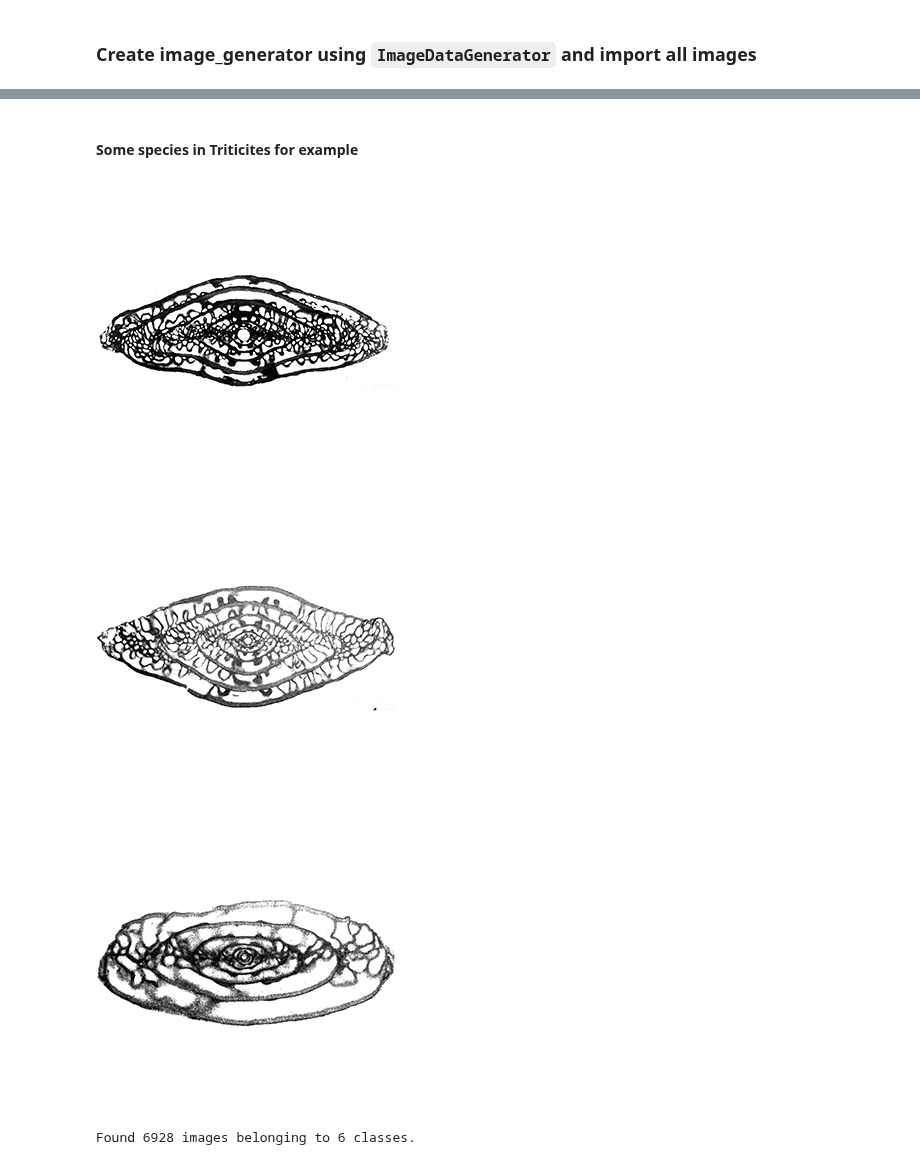
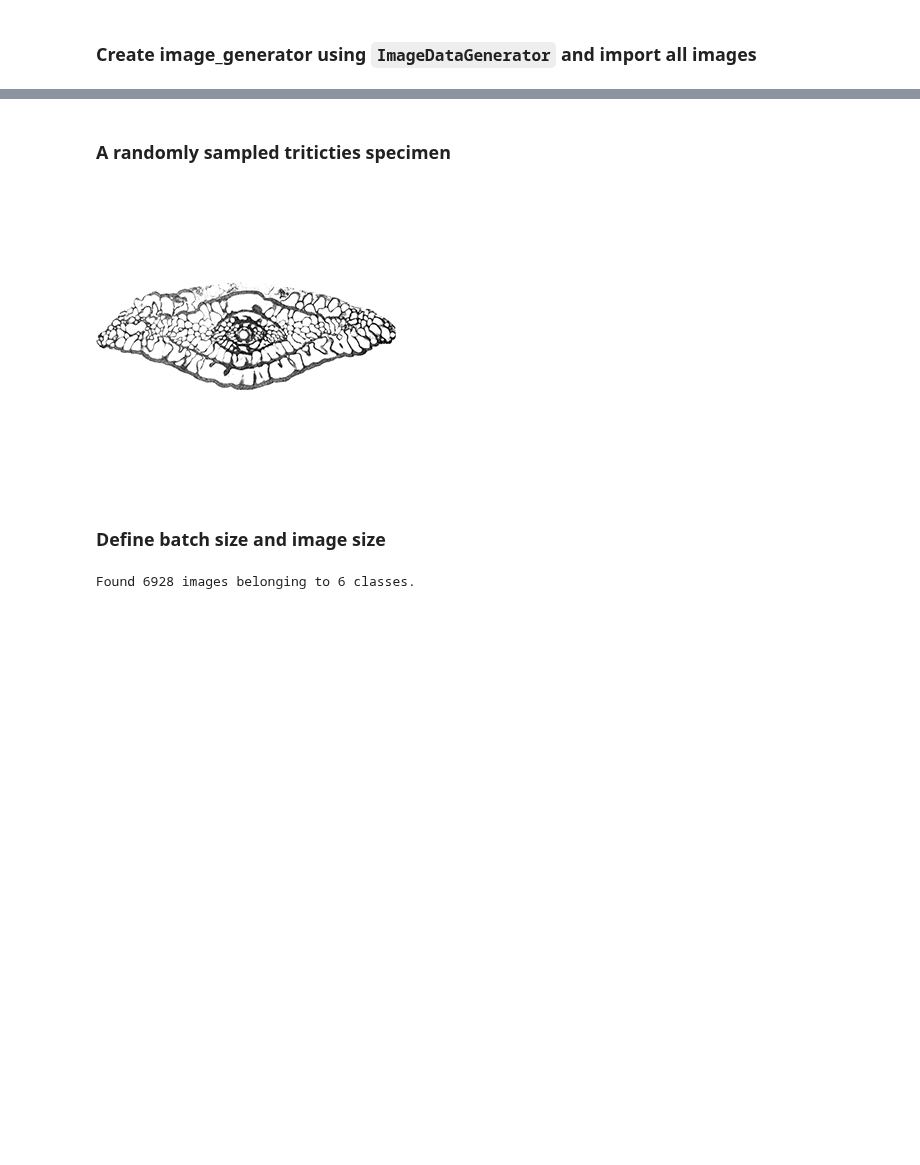
Before and after one commit to biomchen/id-fusulinids, a Jupyter notebook: id_notebook.ipynb, the cells around one changed output, grey strips where cells are left out. Saved outputs shown, nothing was run; the diff lists cells and outputs as text; code cells hidden in the pictures; blank space fills up the shorter version.

```diff
--- a/id_notebook.ipynb
+++ b/id_notebook.ipynb
@@ -97,13 +119,14 @@ print('The fusulinids genus includes', GENUS_NAMES)
-# %% [markdown]
-#### Some species in Triticites for example
+# %% [markdown]
+### **A randomly sampled triticties specimen**
 # %%
 Triticites = list(data_dir.glob('Triticites/*'))
-for species in Triticites[:3]:
-    display.display(Image.open(str(species)))
+n_specimens = len(Triticites)
+rand_num = np.random.randint(n_specimens)
+display.display(Image.open(str(Triticites[rand_num])))
 # %% [output]
-[figure, old version]
+[figure, new version]
-[figure, removed]
-[figure, removed]
+# %% [markdown]
+### **Define batch size and image size**
 # %%
 BATCH_SIZE = 32
 IMG_HEIGHT = 255
```
Also changed, not shown: parts of 32 cells of this notebook.
